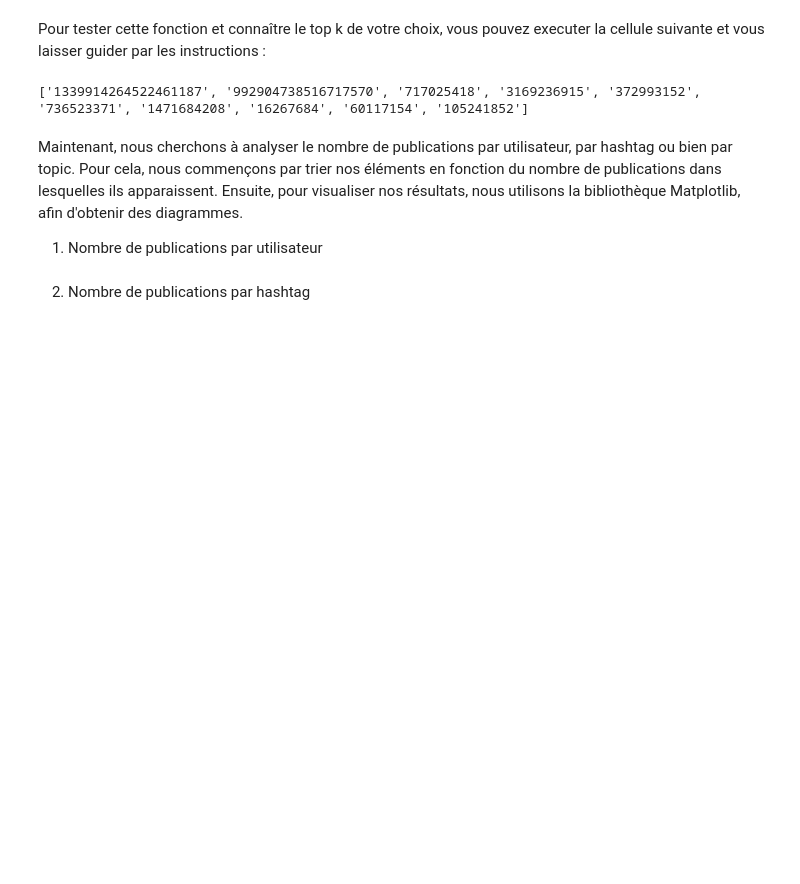
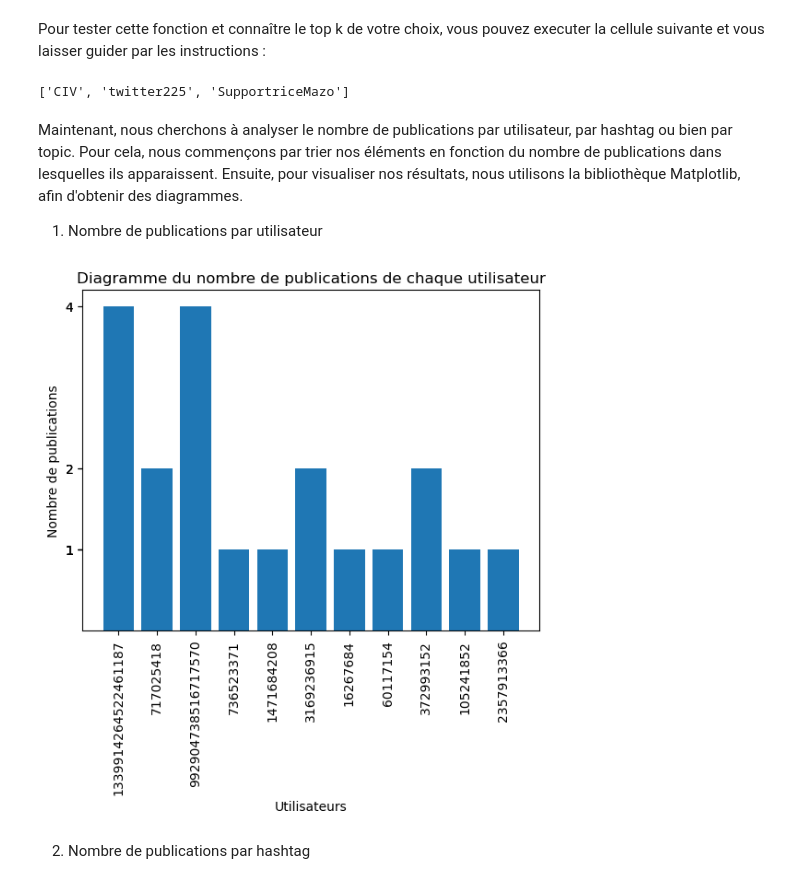
Before and after one commit to Camille-Le-Corre/IN304-Projet_Analyse_tweets, a Jupyter notebook: Projet.ipynb, the cells around one changed output. Cells and saved outputs as stored; diff of their text form; code cells hidden in the pictures; blank space fills up the shorter version.

Commit message:
topK, Graphiques, 4 fonctions analyses spécifiques

```diff
--- a/Projet.ipynb
+++ b/Projet.ipynb
@@ -239,7 +236,7 @@ def zoneEntrepot(list):
         tweet = []
 
         # Ajout à cette liste des informations récupérées de la zone d'atterissage
-        tweet.extend([list[k].get("author_id"), textExtract(list[k]), listHashtags(list[k]), listMentionedUsers(list[k]),topic(list[k]), feeling(list[k])])
+        tweet.extend([str(list[k].get("author_id")), textExtract(list[k]), listHashtags(list[k]), listMentionedUsers(list[k]),topic(list[k]), feeling(list[k])])
 
         # Ajout de la ligne correspondant au tweet à notre DataFrame
         zone_entrepot.loc[k+1] = tweet
@@ -331,11 +312,13 @@ def nbOccurencesIntoDict(list_column):
 
     for elem in list_column:                # on parcourt la liste de tous les éléments d'une colonne
         # Si on a déjà rencontré cet élément, on incrémente son nombre d'occurences de 1
-        if elem in dic:
-            dic[elem] += 1
-        # Si on ne l'a jamais rencontré encore, on ajoute une clé
-        else:
-            dic[elem] = 1
+        if elem != None :
+            if elem in dic:
+                dic[elem] += 1
+            # Si on ne l'a jamais rencontré encore, on ajoute une clé
+            else:
+                dic[elem] = 1
+
 
     return dic
 # %%
@@ -490,10 +445,10 @@ def topK(df):
     return l[:k]
 # %% [markdown]
 Pour tester cette fonction et connaître le top k de votre choix, vous pouvez executer la cellule suivante et vous laisser guider par les instructions :
-# %%
-print(topK(zone_entrepot_tweet))
-# %% [output]
-['1339914264522461187', '992904738516717570', '717025418', '3169236915', '372993152', '736523371', '1471684208', '16267684', '60117154', '105241852']
+# %%
+topK(zone_entrepot_tweet)
+# %% [output]
+['CIV', 'twitter225', 'SupportriceMazo']
 # %% [markdown]
 Maintenant, nous cherchons à analyser le nombre de publications par utilisateur, par hashtag ou bien par topic. Pour cela, nous commençons par trier nos éléments en fonction du nombre de publications dans lesquelles ils apparaissent. Ensuite, pour visualiser nos résultats, nous utilisons la bibliothèque Matplotlib, afin d'obtenir des diagrammes.
 
@@ -503,21 +458,24 @@ def nbPublicationsPerUser(df):
     ''' Fonction qui affiche un diagramme correspondant au nombre de tweets
     publiés par utilisateur'''
 
-    # séparer le dictionnaire avec le nb d'occurences en une liste des utilisateurs
-    # et une liste du nb de publications (appliquer la méthode list au dictionnaire)
-    #list_nb_publications =
-    #list_users =
-    #x=np.arrange(len(list_nb_publications))
+    list_nb_publications = list(nbOccurencesIntoDict(listColumn(zone_entrepot_tweet, 'author_id', 'int')).values())
+    list_users = list(nbOccurencesIntoDict(listColumn(zone_entrepot_tweet, 'author_id', 'int')).keys())
+    x=np.arange(len(list_nb_publications))
 
-    #plt.bar(x, list_nb_publications)
+    plt.pyplot.bar(x, list_nb_publications)
 
-    #plt.xticks(x, list_users)
+    plt.pyplot.xticks(x, list_users, rotation = 'vertical')
+    plt.pyplot.yticks(list_nb_publications)
 
-    #plt.xlabel("Utilisateurs")
-    #plt.ylabel("Nombre de publications")
-    #plt.title("Diagramme du nombre de publications de chaque utilisateur")
+    plt.pyplot.xlabel("Utilisateurs")
+    plt.pyplot.ylabel("Nombre de publications")
+    plt.pyplot.title("Diagramme du nombre de publications de chaque utilisateur")
 
-    #plt.savefig("nb_publications_par_utilisateur.png", bbox_inches="tight", dpi=200)
+    plt.pyplot.savefig("nb_publications_par_utilisateur.png", bbox_inches="tight", dpi=200)
+# %%
+nbPublicationsPerUser(zone_entrepot_tweet)
+# %% [output]
+[figure, added]
 # %% [markdown]
 2. Nombre de publications par hashtag
 # %%
```
Also changed, not shown: parts of 42 cells of this notebook, 4 other files.
